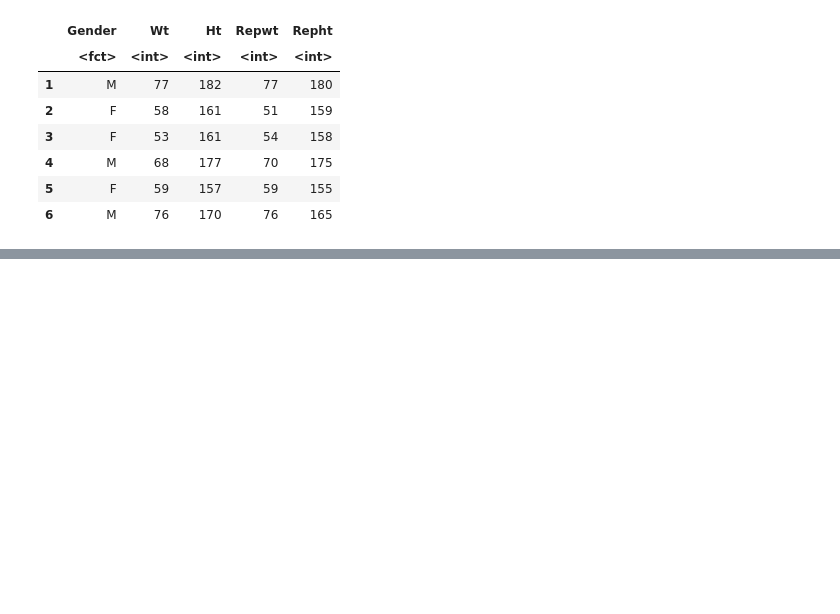
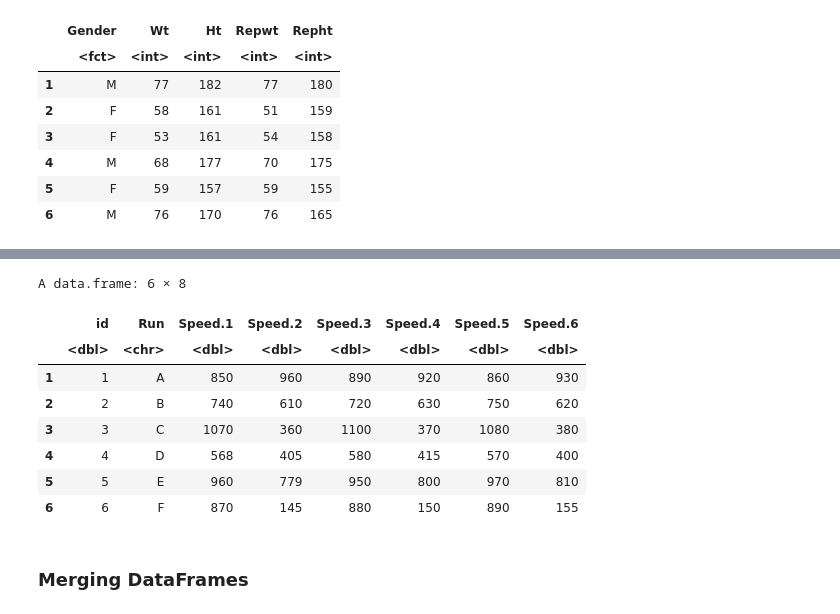
Before and after one commit to u-r-a-bot/R_tuts, a Jupyter notebook: week_1/DataCleaning.ipynb, the cells around one changed output, grey strips where cells are left out. Drawn from its saved outputs; the diff is of its cells as text; code cells hidden in the pictures; blank space fills up the shorter version.

```diff
--- a/week_1/DataCleaning.ipynb
+++ b/week_1/DataCleaning.ipynb
@@ -484,0 +654,4 @@ A data.frame: 6 × 5
+# %%
+library(reshape2)
+long = melt(Speed , id.vars = names(Speed)[1:2], variable.name = "Speed")
+head(long)
@@ -484,0 +668,15 @@ A data.frame: 6 × 5
+# %%
+wide = dcast(long , id+Run ~Speed)
+head(wide)
+# %% [output]
+A data.frame: 6 × 8
+|  | id | Run | Speed.1 | Speed.2 | Speed.3 | Speed.4 | Speed.5 | Speed.6 |
+|  | <dbl> | <chr> | <dbl> | <dbl> | <dbl> | <dbl> | <dbl> | <dbl> |
+| 1 | 1 | A | 850 | 960 | 890 | 920 | 860 | 930 |
+| 2 | 2 | B | 740 | 610 | 720 | 630 | 750 | 620 |
+| 3 | 3 | C | 1070 | 360 | 1100 | 370 | 1080 | 380 |
+| 4 | 4 | D | 568 | 405 | 580 | 415 | 570 | 400 |
+| 5 | 5 | E | 960 | 779 | 950 | 800 | 970 | 810 |
+| 6 | 6 | F | 870 | 145 | 880 | 150 | 890 | 155 |
+# %% [markdown]
+### Merging DataFrames
```
Also changed, not shown: parts of 23 cells of this notebook.
